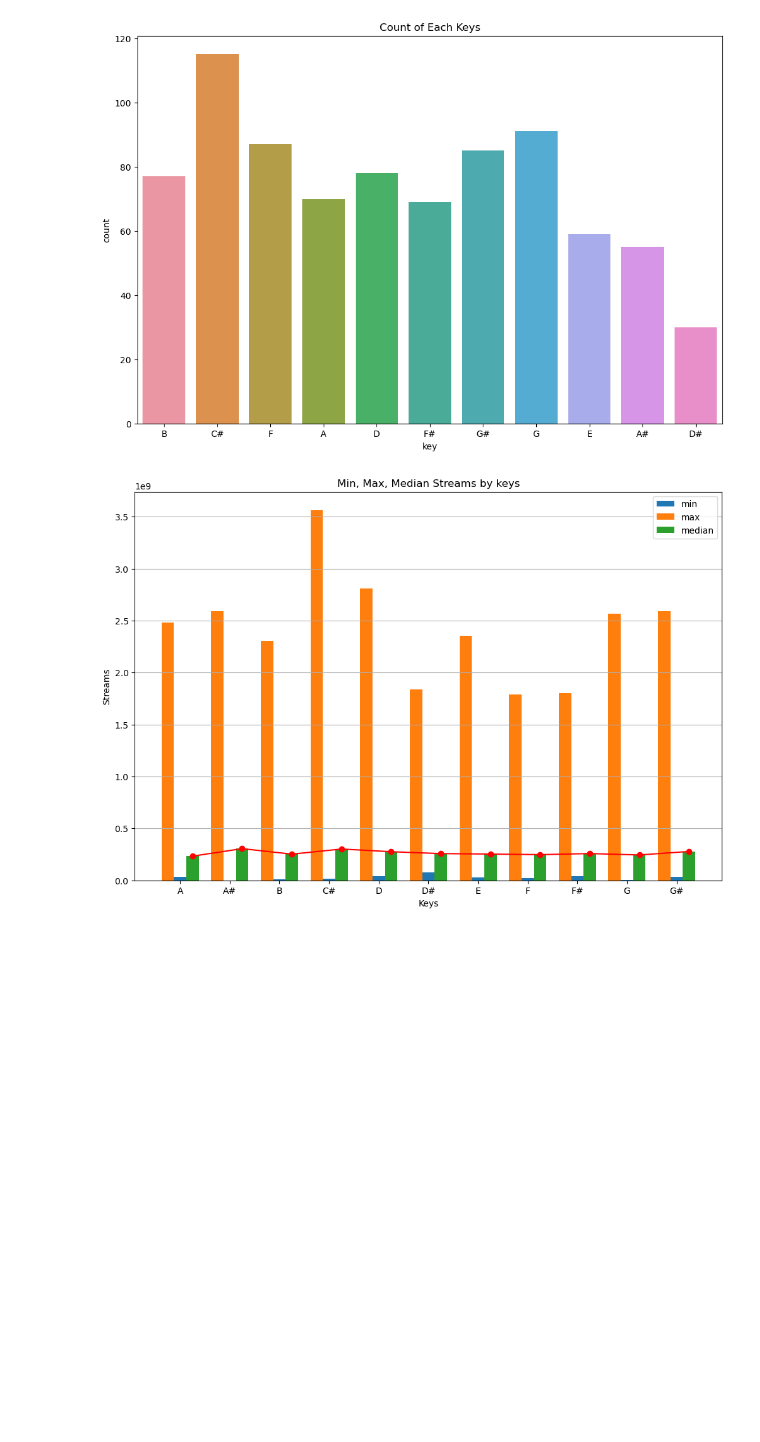
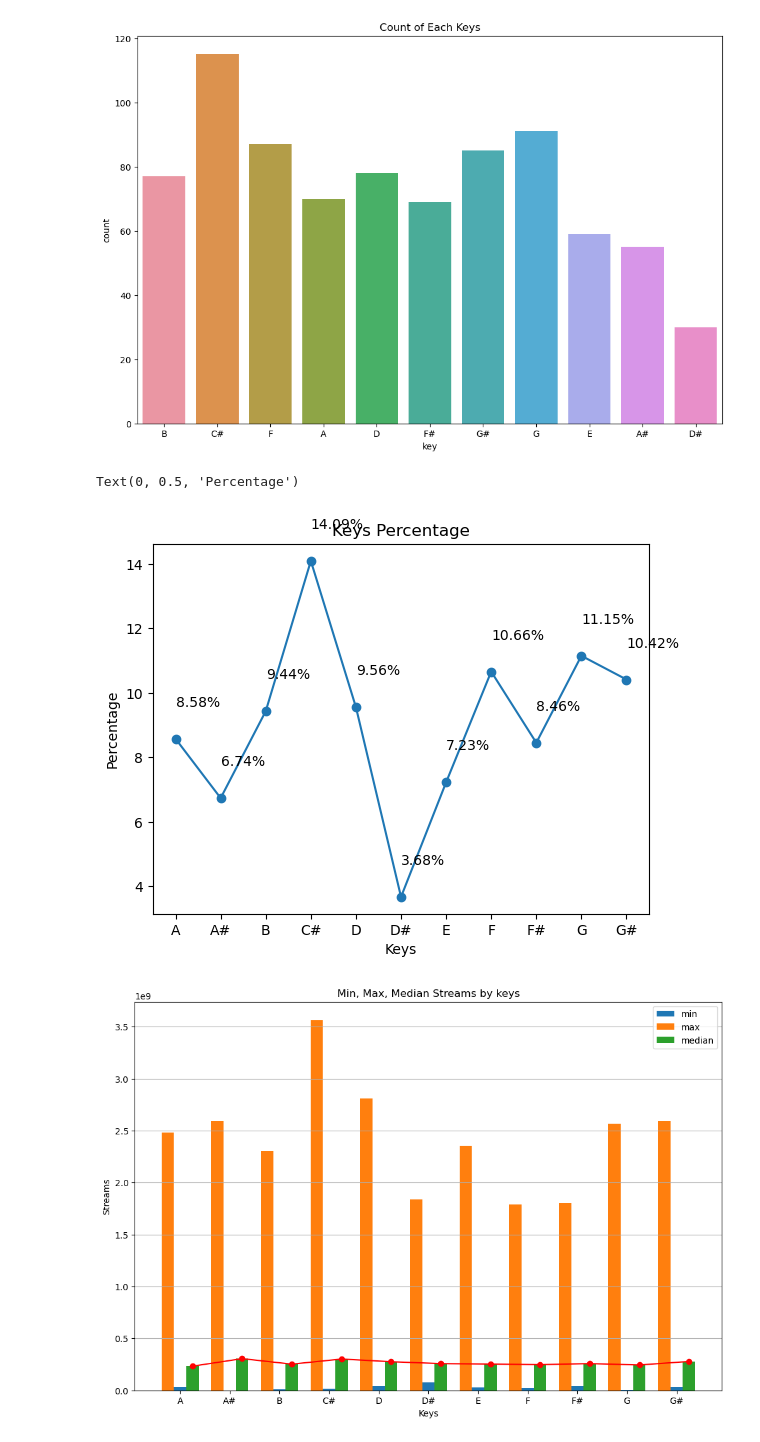
Before and after one commit to low122/Spotify-music-trend, a Jupyter notebook: spotifyAnalysis.ipynb, the cells around one changed output. Cells and saved outputs as stored; diff of their text form; code cells hidden in the pictures; blank space fills up the shorter version.

```diff
--- a/spotifyAnalysis.ipynb
+++ b/spotifyAnalysis.ipynb
@@ -438,6 +478,21 @@ plt.title('Count of Each Keys')
 # %% [output]
 Text(0.5, 1.0, 'Count of Each Keys')
 [figure]
+# %%
+total_keys = new_spotify_data.groupby('key')['key'].count().sum()
+percentage_total_each = (new_spotify_data.groupby('key')['key'].count() / total_keys) * 100
+
+plt.plot(percentage_total_each.index, percentage_total_each.values, marker = 'o')
+
+for label, value in zip(percentage_total_each.index, percentage_total_each.values):
+    plt.text(label, value + 1, f'{value:.2f}%')
+
+plt.title('Keys Percentage')
+plt.xlabel('Keys')
+plt.ylabel('Percentage')
+# %% [output]
+Text(0, 0.5, 'Percentage')
+[figure, added]
 # %%
 min_streams = new_spotify_data.groupby('key')['streams'].min()
 max_streams = new_spotify_data.groupby('key')['streams'].max()
```
Also changed, not shown: parts of 11 cells of this notebook.
